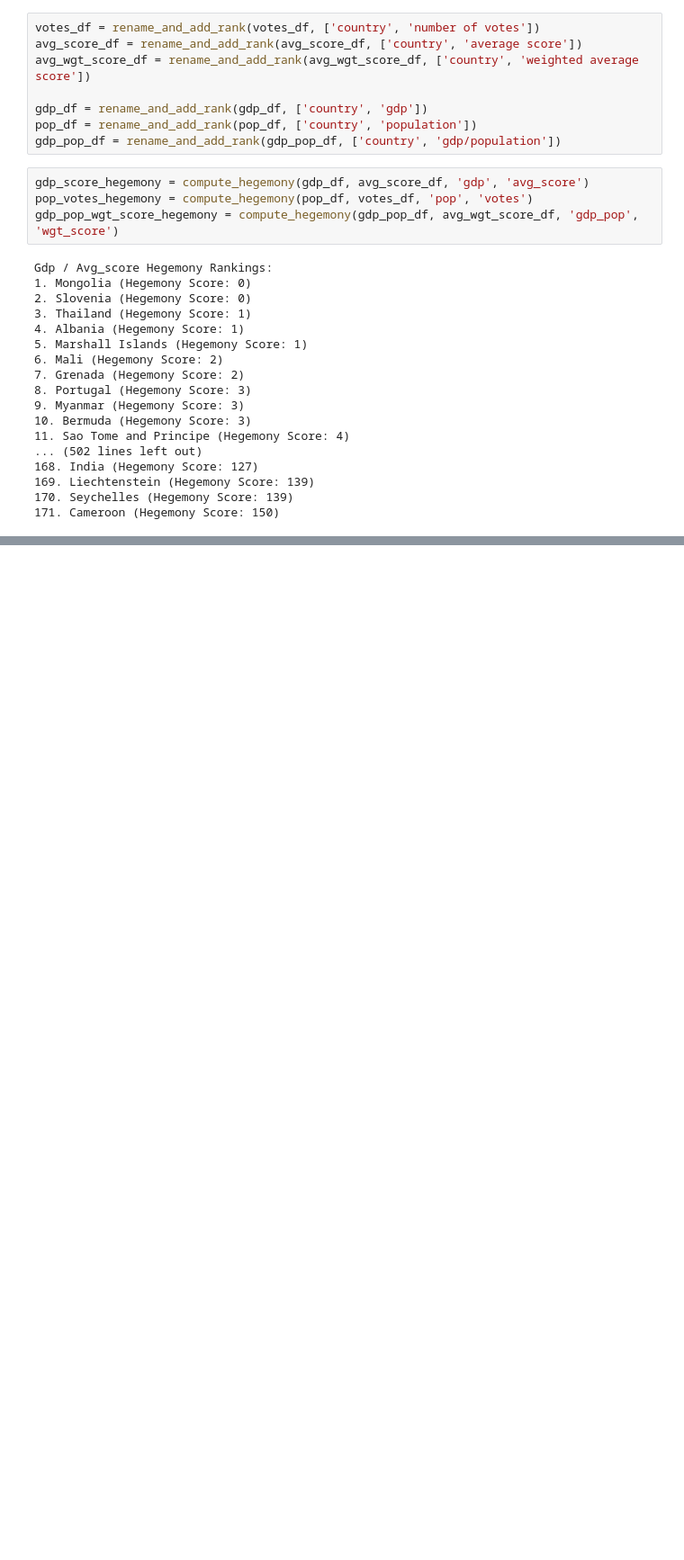
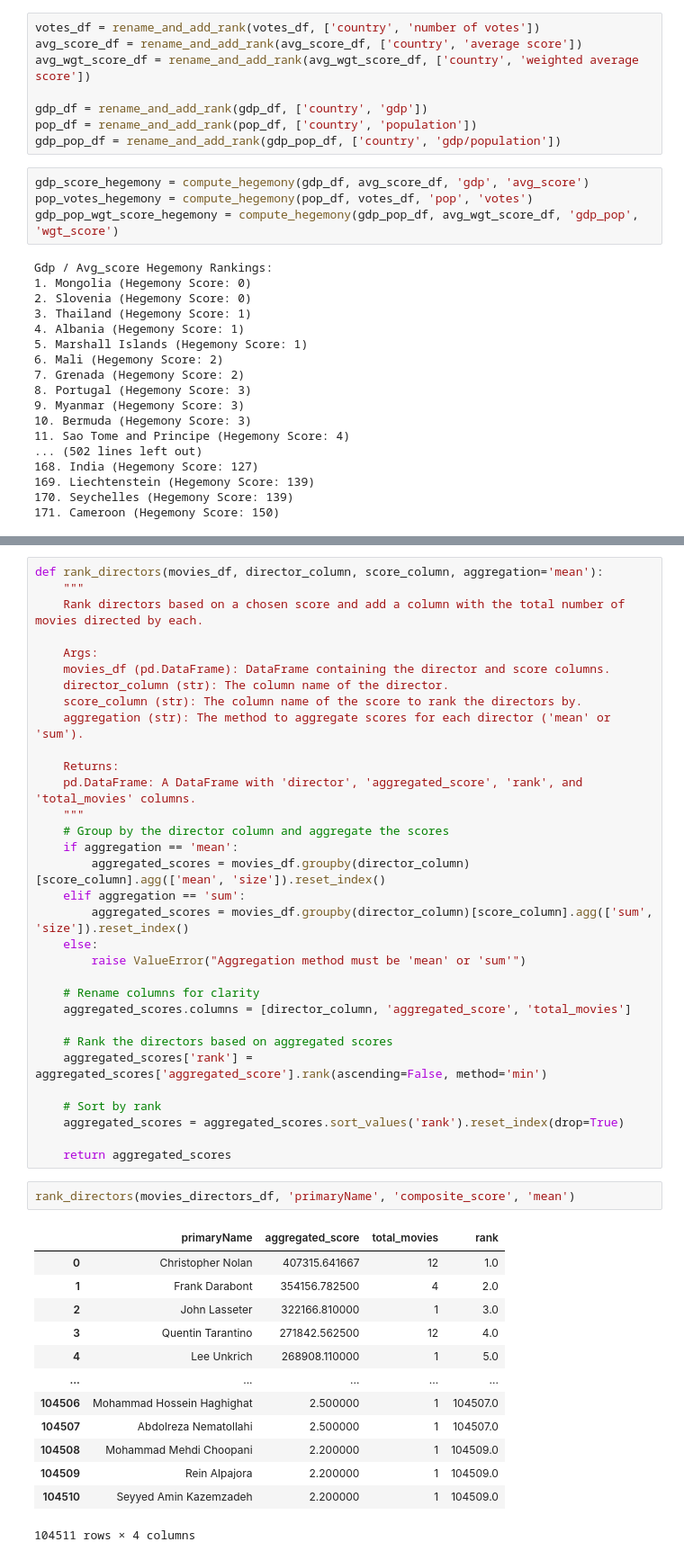
Before and after one commit to Konrad57/Imdb_Film_Ranking, a Jupyter notebook: analysis.ipynb, the cells around one changed output, grey strips where cells are left out. Shown: that part at 90% size. Drawn from its saved outputs; the diff is of its cells as text; blank space fills up the shorter version.

```diff
--- a/analysis.ipynb
+++ b/analysis.ipynb
@@ -261,0 +288,48 @@ Gdp / Avg_score Hegemony Rankings:
+# %%
+def rank_directors(movies_df, director_column, score_column, aggregation='mean'):
+    """
+    Rank directors based on a chosen score and add a column with the total number of movies directed by each.
+
+    Args:
+    movies_df (pd.DataFrame): DataFrame containing the director and score columns.
+    director_column (str): The column name of the director.
+    score_column (str): The column name of the score to rank the directors by.
+    aggregation (str): The method to aggregate scores for each director ('mean' or 'sum').
+
+    Returns:
+    pd.DataFrame: A DataFrame with 'director', 'aggregated_score', 'rank', and 'total_movies' columns.
+    """
+    # Group by the director column and aggregate the scores
+    if aggregation == 'mean':
+        aggregated_scores = movies_df.groupby(director_column)[score_column].agg(['mean', 'size']).reset_index()
+    elif aggregation == 'sum':
+        aggregated_scores = movies_df.groupby(director_column)[score_column].agg(['sum', 'size']).reset_index()
+    else:
+        raise ValueError("Aggregation method must be 'mean' or 'sum'")
+
+    # Rename columns for clarity
+    aggregated_scores.columns = [director_column, 'aggregated_score', 'total_movies']
+
+    # Rank the directors based on aggregated scores
+    aggregated_scores['rank'] = aggregated_scores['aggregated_score'].rank(ascending=False, method='min')
+
+    # Sort by rank
+    aggregated_scores = aggregated_scores.sort_values('rank').reset_index(drop=True)
+
+    return aggregated_scores
+# %%
+rank_directors(movies_directors_df, 'primaryName', 'composite_score', 'mean')
+# %% [output]
+|  | primaryName | aggregated_score | total_movies | rank |
+| 0 | Christopher Nolan | 407315.641667 | 12 | 1.0 |
+| 1 | Frank Darabont | 354156.782500 | 4 | 2.0 |
+| 2 | John Lasseter | 322166.810000 | 1 | 3.0 |
+| 3 | Quentin Tarantino | 271842.562500 | 12 | 4.0 |
+| 4 | Lee Unkrich | 268908.110000 | 1 | 5.0 |
+| ... | ... | ... | ... | ... |
+| 104506 | Mohammad Hossein Haghighat | 2.500000 | 1 | 104507.0 |
+| 104507 | Abdolreza Nematollahi | 2.500000 | 1 | 104507.0 |
+| 104508 | Mohammad Mehdi Choopani | 2.200000 | 1 | 104509.0 |
+| 104509 | Rein Alpajora | 2.200000 | 1 | 104509.0 |
+| 104510 | Seyyed Amin Kazemzadeh | 2.200000 | 1 | 104509.0 |
+104511 rows × 4 columns
```
Also changed, not shown: parts of 8 cells of this notebook, 1 other file.
